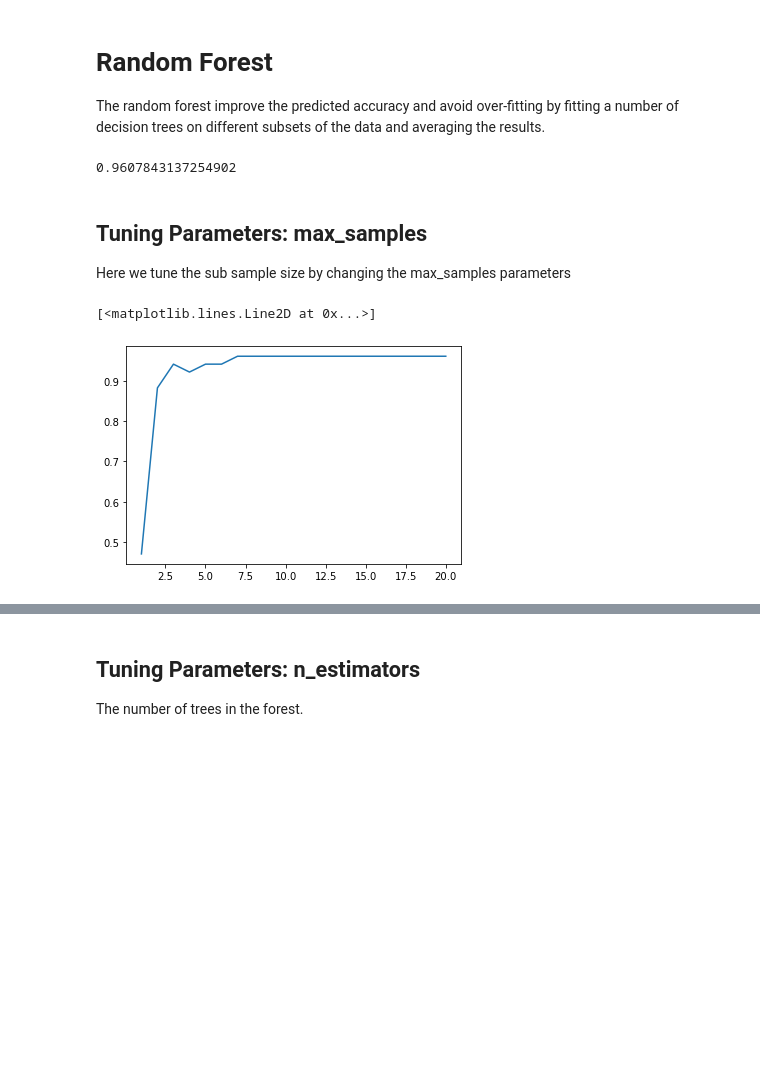
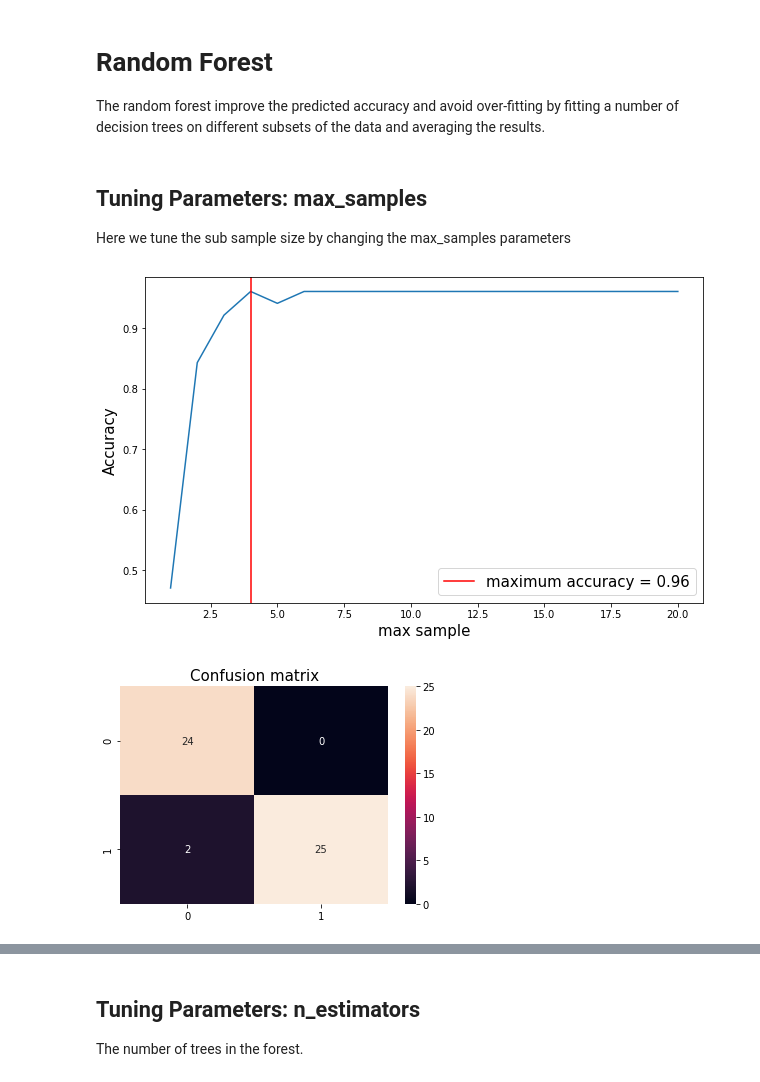
Before and after one commit to MGJvanGroeningen/aidm_assignments_21_22, a Jupyter notebook: assignment3/A3_Lin.ipynb, the cells around one changed output, grey strips where cells are left out. Drawn from its saved outputs; the diff is of its cells as text; code cells hidden in the pictures; blank space fills up the shorter version.

```diff
--- a/assignment3/A3_Lin.ipynb
+++ b/assignment3/A3_Lin.ipynb
@@ -80,0 +159,14 @@ np.sum(clf.predict(X_test) == y_test)/len(y_test)
+# %%
+clf = svm.SVC(kernel = 'poly', random_state = 42)
+clf.fit(X_train,y_train)
+y_pred = clf.predict(X_test)
+accuracy = "{:.2f}".format(accuracy_score(y_test, y_pred))
+
+print("The accuracy for SVM with polynomial kernel function is:")
+print(accuracy)
+
+#confusion matrix
+cf_matrix = confusion_matrix(y_test, y_pred)
+plt.title('Confusion matrix',fontsize = 15)
+sns.heatmap(cf_matrix, annot=True)
+plt.show()
@@ -82,16 +200,6 @@ np.sum(clf.predict(X_test) == y_test)/len(y_test)
 # Random Forest
 
 The random forest improve the predicted accuracy and avoid over-fitting by fitting a number of decision trees on different subsets of the data and averaging the results.
-# %%
-
-X_train, X_test, y_train, y_test = train_test_split(
-     X, y, test_size = 0.3, random_state = 30)
-# %%
-clf = RandomForestClassifier(bootstrap = False, random_state = 30)
-clf.fit(X_train,y_train)
-np.sum(clf.predict(X_test) == y_test)/len(y_test)
-# %% [output]
-0.9607843137254902
 # %% [markdown]
 ## Tuning Parameters: max_samples
 
@@ -99,12 +207,24 @@ Here we tune the sub sample size by changing the max_samples parameters
 # %%
 max_samples_par = []
 max_sample_range = np.arange (1,21,1)
 for i in max_sample_range:
-    clf = RandomForestClassifier(max_samples = i,random_state = 30)
+    clf = RandomForestClassifier(max_samples = i,random_state = 42)
     clf.fit(X_train,y_train)
     max_samples_par.append(np.sum(clf.predict(X_test) == y_test)/len(y_test))
 
-plt.plot(max_sample_range,max_samples_par)
+accuracy_plot(max_sample_range, max_samples_par, 'max sample')
+
+
+best_para = max_sample_range[np.argmax(max_samples_par)]
+best_rf_model = RandomForestClassifier(max_samples = best_para, random_state=42)
+best_rf_model.fit(X_train,y_train)
+y_pred = best_rf_model.predict(X_test)
+
+# Get the confusion matrix
+cf_matrix = confusion_matrix(y_test, y_pred)
+plt.title('Confusion matrix',fontsize = 15)
+sns.heatmap(cf_matrix, annot=True)
+plt.show()
 # %% [output]
-[<matplotlib.lines.Line2D at 0x...>]
-[figure, old version]
+[figure, new version]
+[figure, added]
```
Also changed, not shown: parts of 31 cells of this notebook.
